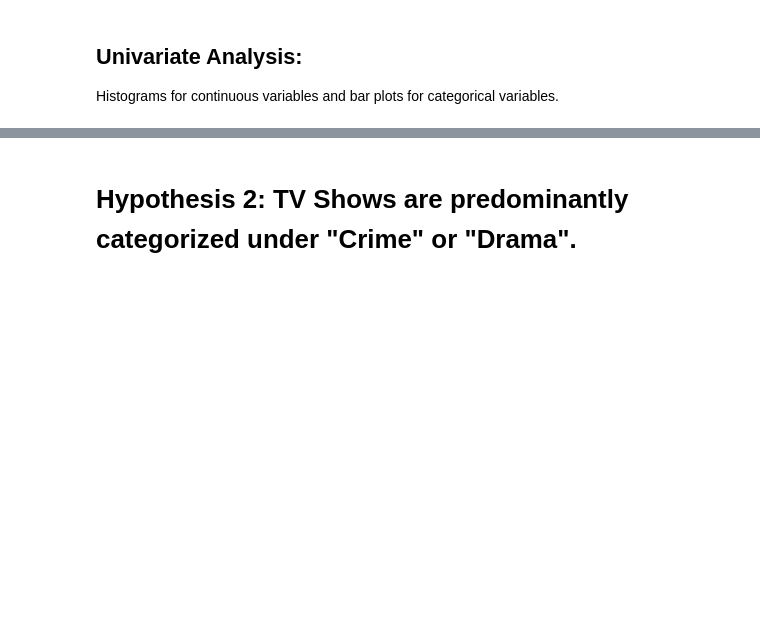
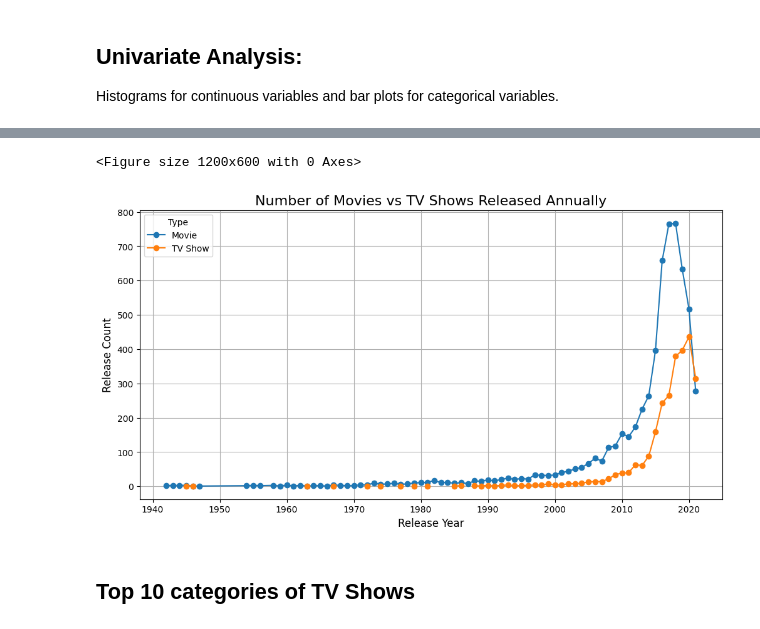
Before and after one commit to AmazingFr3d/Kaggle, a Jupyter notebook: Netflix-EDA.ipynb, the cells around one changed output, grey strips where cells are left out. Drawn from its saved outputs; the diff is of its cells as text; code cells hidden in the pictures; blank space fills up the shorter version.

```diff
--- a/Netflix-EDA.ipynb
+++ b/Netflix-EDA.ipynb
@@ -168,3 +186,4 @@ plt.show()
 # %%
 # Group data by type and release year
-hypothesis_1 = data.groupby(['release_year', 'type']).size().unstack()
+release_type = data.groupby(['release_year', 'type']).size().unstack()
+release_type
@@ -171,15 +205,18 @@ hypothesis_1 = data.groupby(['release_year', 'type']).size().unstack()
 # %%
 # Plot the trend
 plt.figure(figsize=(12, 6))
-hypothesis_1.plot(kind='line', marker='o', figsize=(12, 6))
+release_type.plot(kind='line', marker='o', figsize=(12, 6))
 plt.title('Number of Movies vs TV Shows Released Annually', fontsize=16)
 plt.xlabel('Release Year', fontsize=12)
-plt.ylabel('Count', fontsize=12)
+plt.ylabel('Release Count', fontsize=12)
 plt.legend(title='Type', fontsize=10)
 plt.grid(True)
 plt.show()
+# %% [output]
+<Figure size 1200x600 with 0 Axes>
+[figure, added]
-# %% [markdown]
-# Hypothesis 2: TV Shows are predominantly categorized under "Crime" or "Drama".
+# %% [markdown]
+## Top 10 categories of TV Shows
 # %%
 # Filter for TV shows and count categories
 tv_shows = data[data['type'] == 'TV Show']
```
Also changed, not shown: parts of 30 cells of this notebook.
